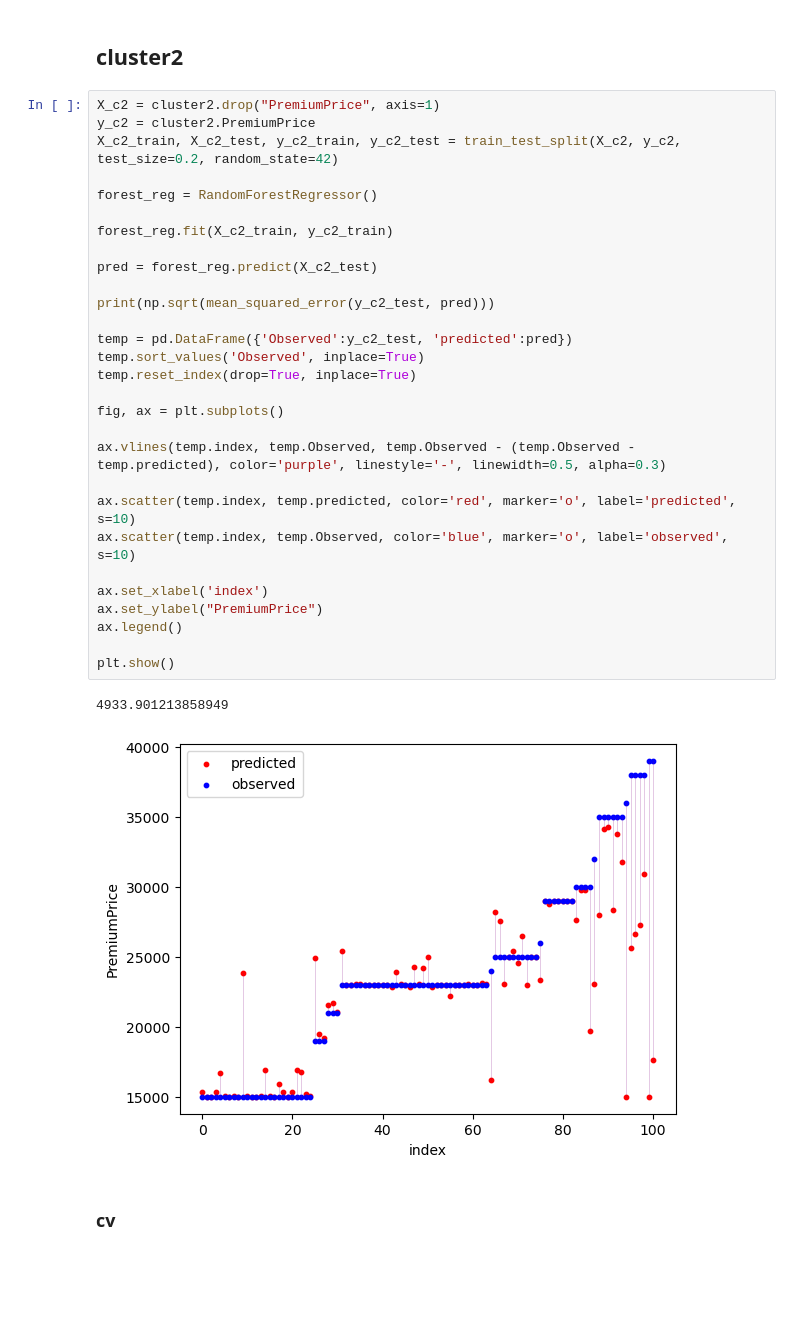
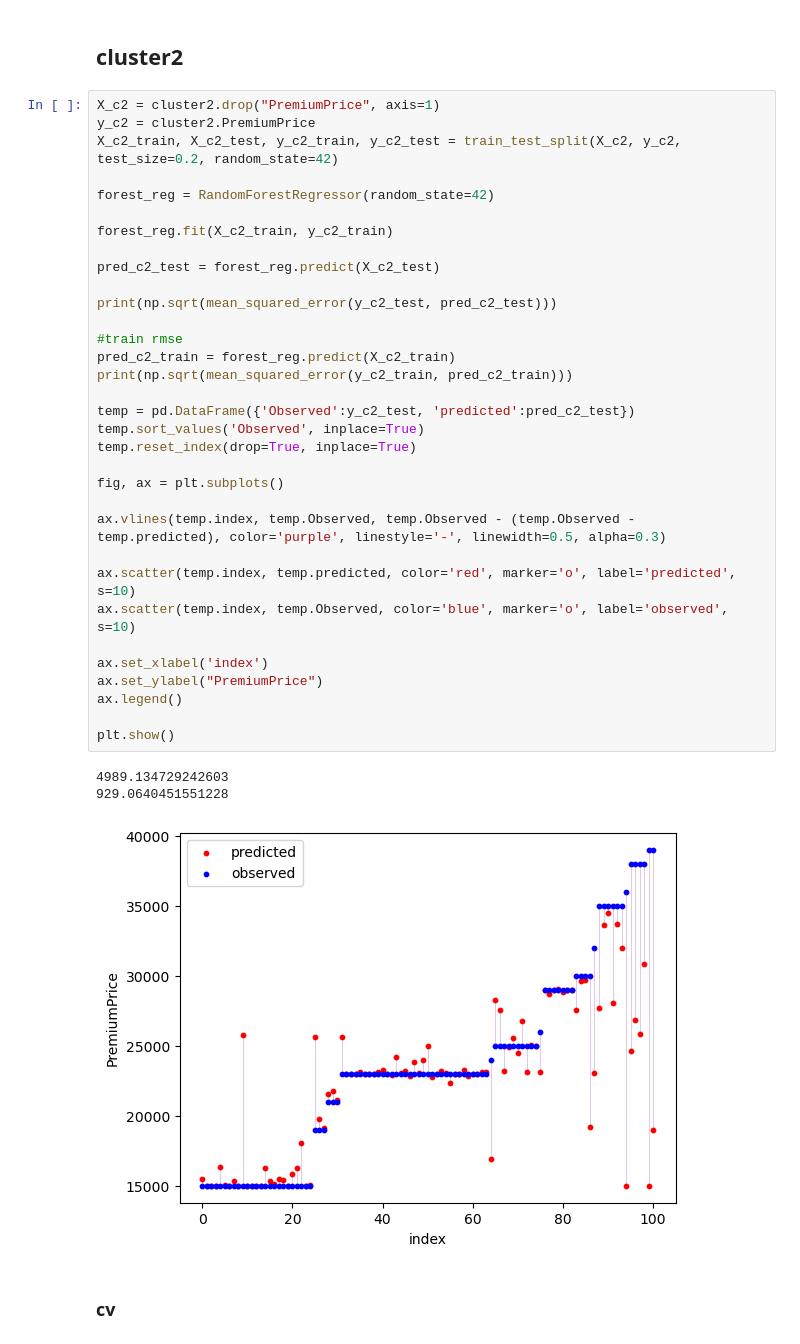
Before and after one commit to OverCat2000/ML_project, a Jupyter notebook: advanceAnalysis.ipynb, the cells around one changed output. Saved outputs shown, nothing was run; the diff lists cells and outputs as text; blank space fills up the shorter version.

```diff
--- a/advanceAnalysis.ipynb
+++ b/advanceAnalysis.ipynb
@@ -525,35 +760,40 @@ Standard deviation: 763.5964957356995
 # %%
 X_c2 = cluster2.drop("PremiumPrice", axis=1)
 y_c2 = cluster2.PremiumPrice
 X_c2_train, X_c2_test, y_c2_train, y_c2_test = train_test_split(X_c2, y_c2, test_size=0.2, random_state=42)
 
-forest_reg = RandomForestRegressor()
+forest_reg = RandomForestRegressor(random_state=42)
 
 forest_reg.fit(X_c2_train, y_c2_train)
 
-pred = forest_reg.predict(X_c2_test)
+pred_c2_test = forest_reg.predict(X_c2_test)
 
-print(np.sqrt(mean_squared_error(y_c2_test, pred)))
+print(np.sqrt(mean_squared_error(y_c2_test, pred_c2_test)))
 
-temp = pd.DataFrame({'Observed':y_c2_test, 'predicted':pred})
+#train rmse
+pred_c2_train = forest_reg.predict(X_c2_train)
+print(np.sqrt(mean_squared_error(y_c2_train, pred_c2_train)))
+
+temp = pd.DataFrame({'Observed':y_c2_test, 'predicted':pred_c2_test})
 temp.sort_values('Observed', inplace=True)
 temp.reset_index(drop=True, inplace=True)
 
 fig, ax = plt.subplots()
 
 ax.vlines(temp.index, temp.Observed, temp.Observed - (temp.Observed - temp.predicted), color='purple', linestyle='-', linewidth=0.5, alpha=0.3)
 
 ax.scatter(temp.index, temp.predicted, color='red', marker='o', label='predicted', s=10)
 ax.scatter(temp.index, temp.Observed, color='blue', marker='o', label='observed', s=10)
 
 ax.set_xlabel('index')
 ax.set_ylabel("PremiumPrice")
 ax.legend()
 
 plt.show()
 # %% [output]
-4933.901213858949
+4989.134729242603
+929.0640451551228
-[figure, old version]
+[figure, new version]
 # %% [markdown]
 ### cv
 # %%
```
Also changed, not shown: parts of 100 cells of this notebook, 1 other file.
